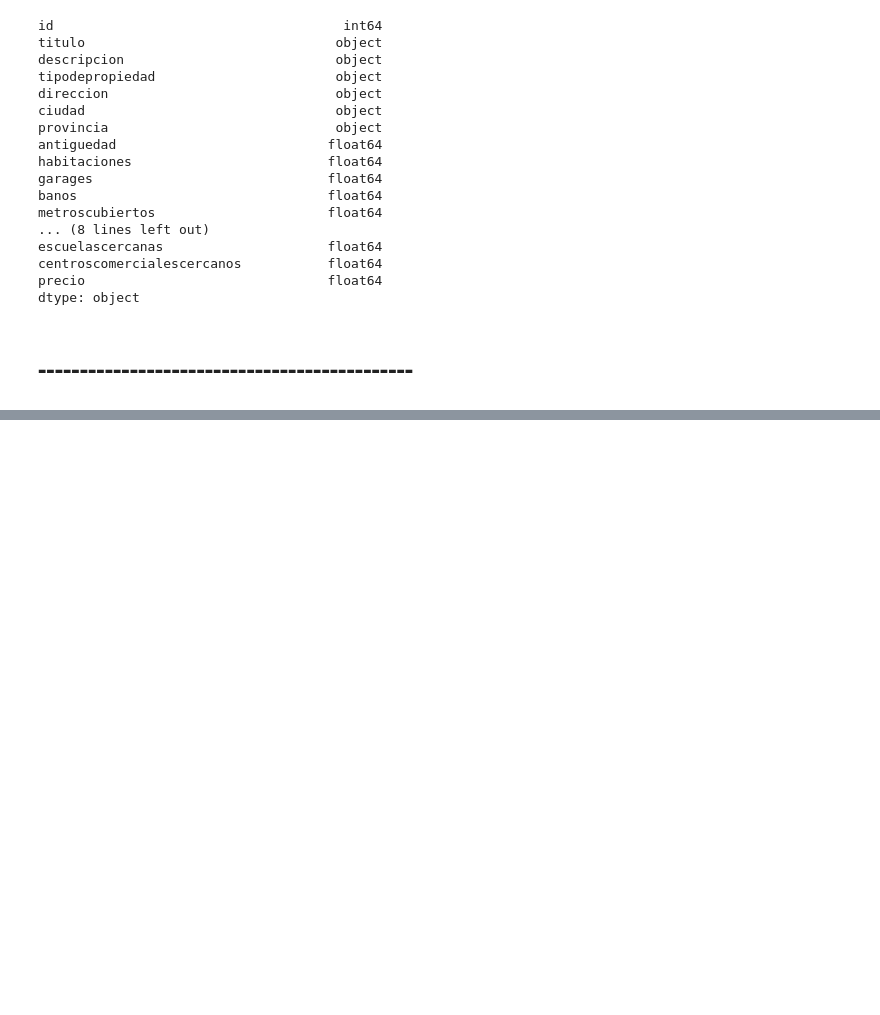
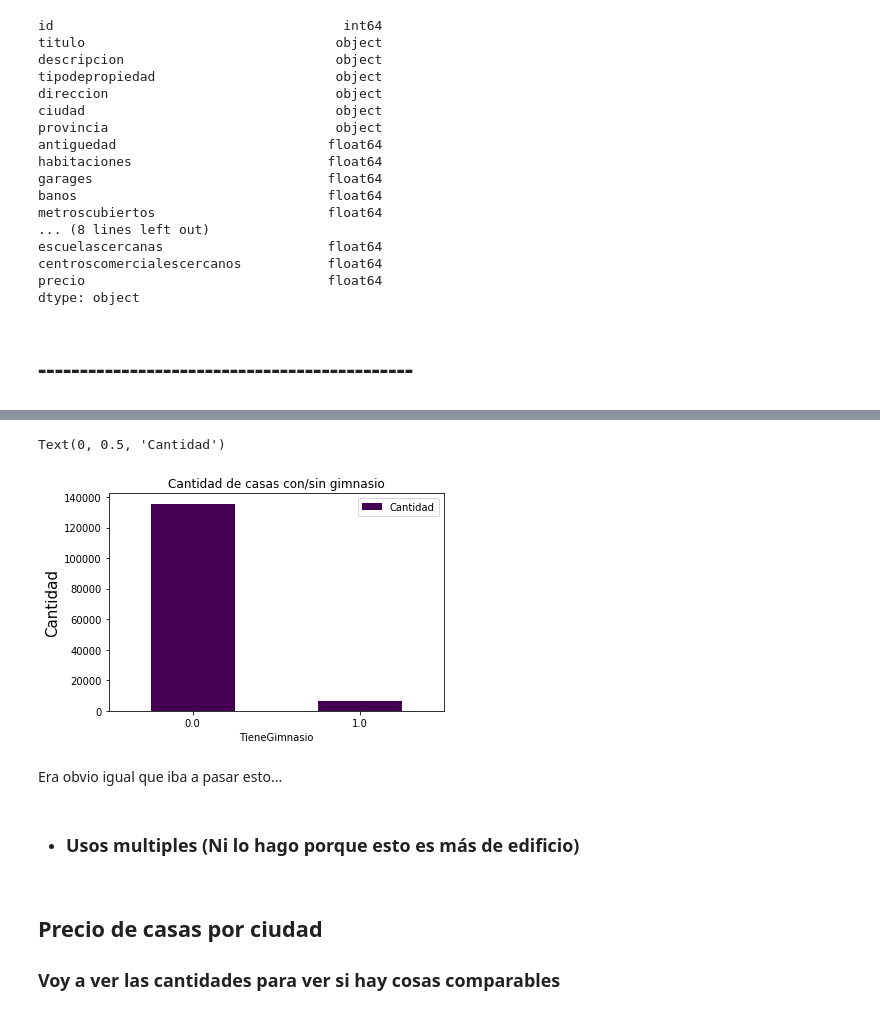
Before and after one commit to gdbien/9558-Organizacion-de-Datos, a Jupyter notebook: TP1/Lucas/HousesAnalysis.ipynb, the cells around one changed output, grey strips where cells are left out. Saved outputs shown, nothing was run; the diff lists cells and outputs as text; code cells hidden in the pictures; blank space fills up the shorter version.

```diff
--- a/TP1/Lucas/HousesAnalysis.ipynb
+++ b/TP1/Lucas/HousesAnalysis.ipynb
@@ -80,0 +121,3 @@ Voy a ver si encuentro algun atributo donde haya cantidades más parejas, y ver
+# %%
+casaPrecioGimnasio = casas.iloc[:, [17,22]]
+casaPrecioGimnasio.head()
@@ -80,0 +131,14 @@ Voy a ver si encuentro algun atributo donde haya cantidades más parejas, y ver
+# %%
+casasConGimnasioCount = casaPrecioGimnasio.groupby(casaPrecioGimnasio["gimnasio"]).agg({"count"}).reset_index()
+casasConGimnasioCount.columns = ["TieneGimnasio", "Cantidad"]
+casasConGimnasioCount.plot.bar(x="TieneGimnasio", y="Cantidad", rot=0, title = "Cantidad de casas con/sin gimnasio",colormap='viridis').set_ylabel("Cantidad", fontsize=15)
+# %% [output]
+Text(0, 0.5, 'Cantidad')
+[figure, added]
+# %% [markdown]
+Era obvio igual que iba a pasar esto...
+# %% [markdown]
+* ### Usos multiples (Ni lo hago porque esto es más de edificio)
+# %% [markdown]
+## Precio de casas por ciudad
+### Voy a ver las cantidades para ver si hay cosas comparables
```
Also changed, not shown: parts of 41 cells of this notebook.
